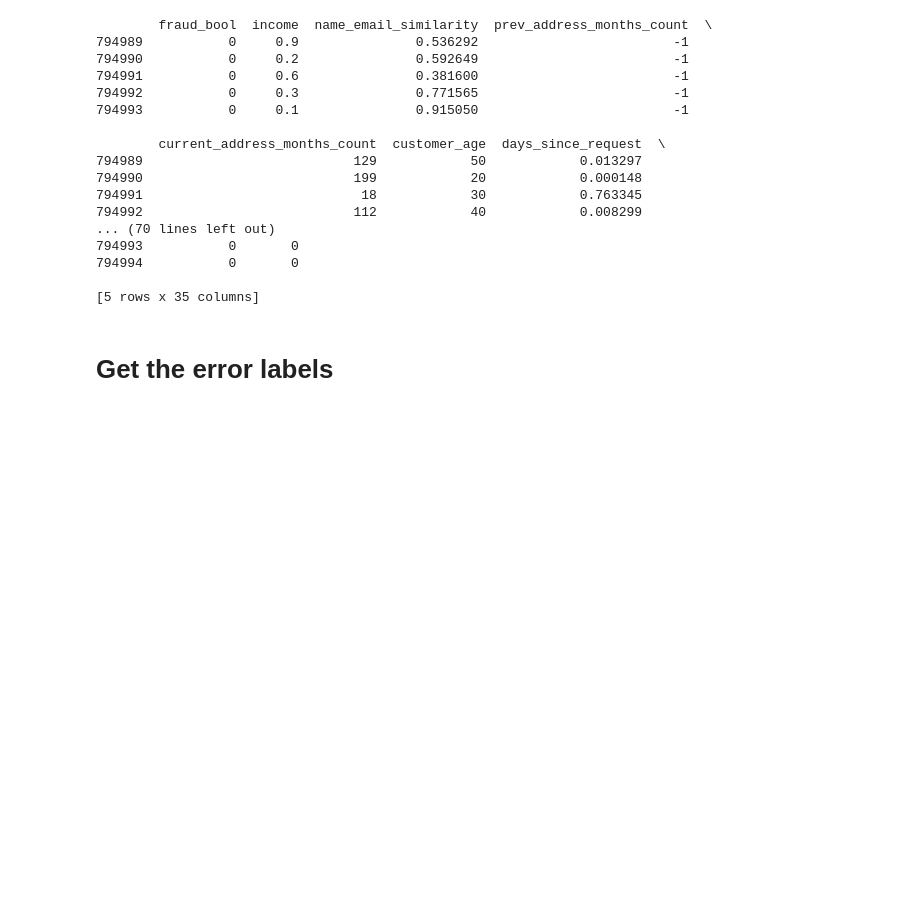
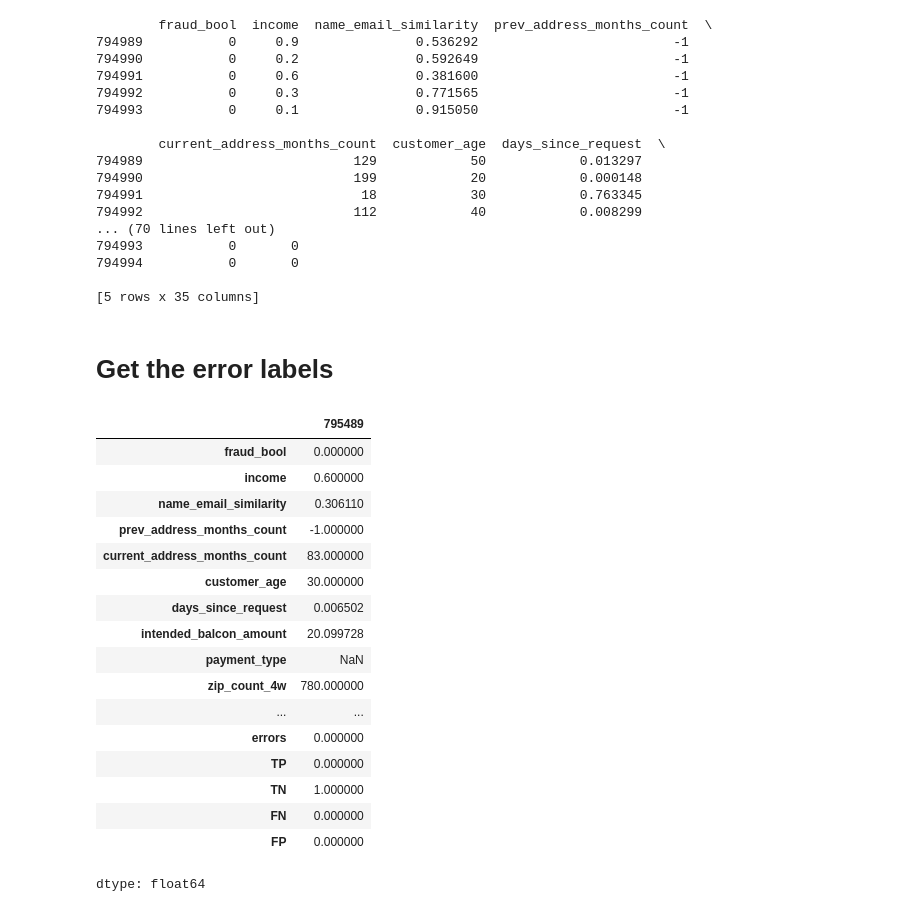
Before and after one commit to MDankloff/Cluster-Bias-Disco, a Jupyter notebook: Notebooks/BAF_exploratory.ipynb, the cells around one changed output. Saved outputs shown, nothing was run; the diff lists cells and outputs as text; code cells hidden in the pictures; blank space fills up the shorter version.

```diff
--- a/Notebooks/BAF_exploratory.ipynb
+++ b/Notebooks/BAF_exploratory.ipynb
@@ -435,2 +408,37 @@ def get_error_labels (row):
-# %%
-Base_error = Base_error.apply(get_error_labels, axis=1)
+# %%
+def add_error_labels(df):
+    df['TP'] = ((df['true_class'] == 1) & (df['predicted_class'] == 1)).astype(int)
+    df['TN'] = ((df['true_class'] == 0) & (df['predicted_class'] == 0)).astype(int)
+    df['FN'] = ((df['true_class'] == 1) & (df['predicted_class'] == 0)).astype(int)
+    df['FP'] = ((df['true_class'] == 0) & (df['predicted_class'] == 1)).astype(int)
+    return df
+
+# Apply the function to each error dataset
+Base_error = add_error_labels(Base_error)
+V1_error = add_error_labels(V1_error)
+V2_error = add_error_labels(V2_error)
+V3_error = add_error_labels(V3_error)
+V4_error = add_error_labels(V4_error)
+V5_error = add_error_labels(V5_error)
+# %%
+Base_error.head()
+Base_error.iloc[500]
+# %% [output]
+|  | 795489 |
+| fraud_bool | 0.000000 |
+| income | 0.600000 |
+| name_email_similarity | 0.306110 |
+| prev_address_months_count | -1.000000 |
+| current_address_months_count | 83.000000 |
+| customer_age | 30.000000 |
+| days_since_request | 0.006502 |
+| intended_balcon_amount | 20.099728 |
+| payment_type | NaN |
+| zip_count_4w | 780.000000 |
+| ... | ... |
+| errors | 0.000000 |
+| TP | 0.000000 |
+| TN | 1.000000 |
+| FN | 0.000000 |
+| FP | 0.000000 |
+dtype: float64
```
Also changed, not shown: parts of 2 cells of this notebook.
